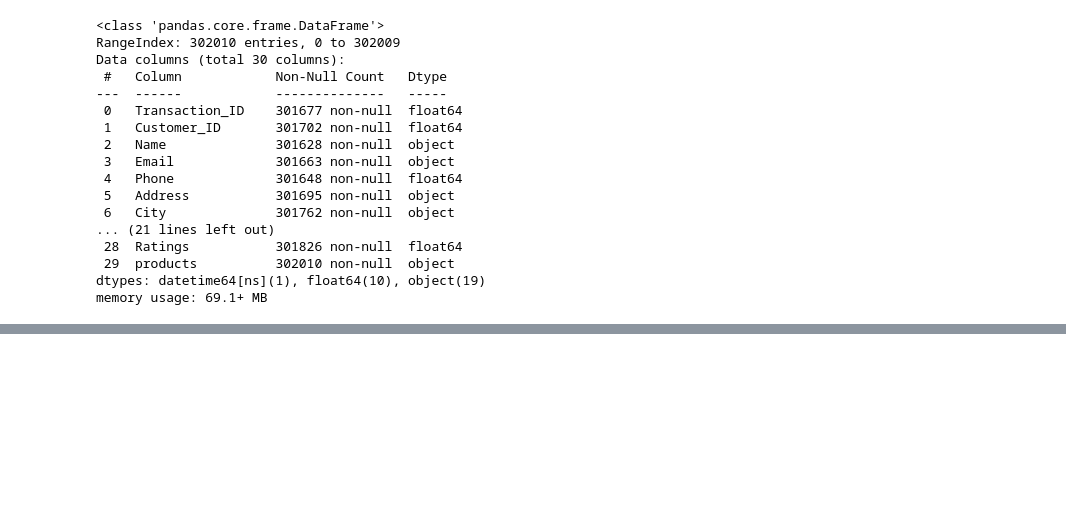
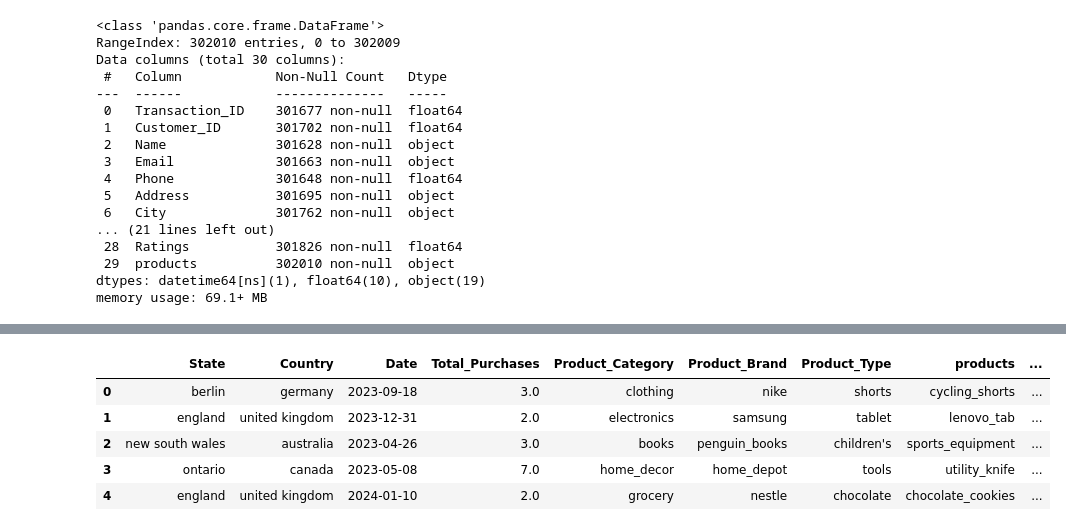
Before and after one commit to sivakagit/Inventory-Management-and-Supply-Chain-Optimization, a Jupyter notebook: notebooks/data_cleaning.ipynb, the cells around one changed output, grey strips where cells are left out. Cells and saved outputs as stored; diff of their text form; code cells hidden in the pictures; blank space fills up the shorter version.

```diff
--- a/notebooks/data_cleaning.ipynb
+++ b/notebooks/data_cleaning.ipynb
@@ -266,2 +323,11 @@ plt.show()
 # %%
 df.to_csv('../data/cleaned_retail_data.csv', index=False)
+# %%
+df.head()
+# %% [output]
+|  | State | Country | Date | Total_Purchases | Product_Category | Product_Brand | Product_Type | products | ... |
+| 0 | berlin | germany | 2023-09-18 | 3.0 | clothing | nike | shorts | cycling_shorts | ... |
+| 1 | england | united kingdom | 2023-12-31 | 2.0 | electronics | samsung | tablet | lenovo_tab | ... |
+| 2 | new south wales | australia | 2023-04-26 | 3.0 | books | penguin_books | children's | sports_equipment | ... |
+| 3 | ontario | canada | 2023-05-08 | 7.0 | home_decor | home_depot | tools | utility_knife | ... |
+| 4 | england | united kingdom | 2024-01-10 | 2.0 | grocery | nestle | chocolate | chocolate_cookies | ... |
```
Also changed, not shown: parts of 24 cells of this notebook, 39 other files.
